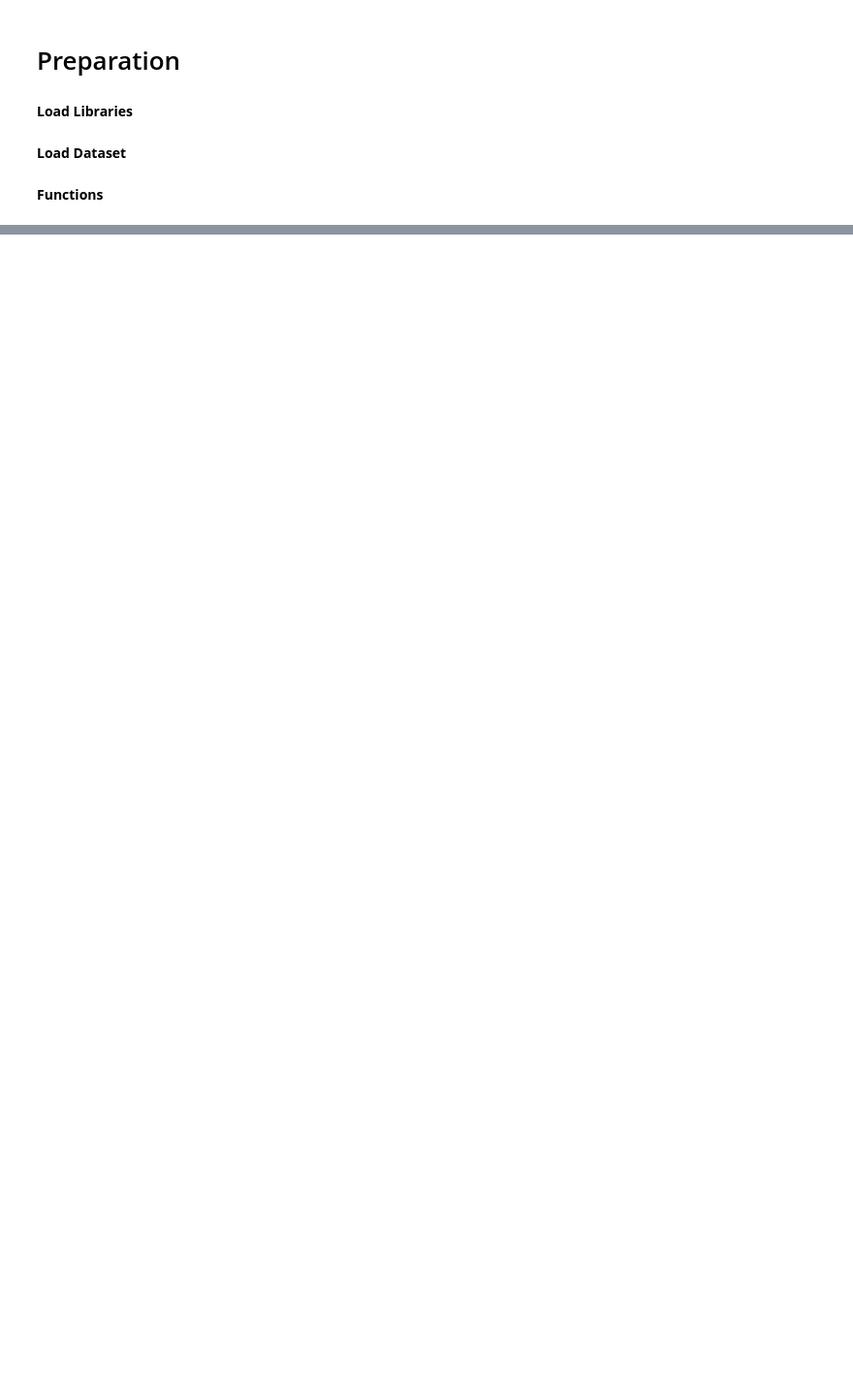
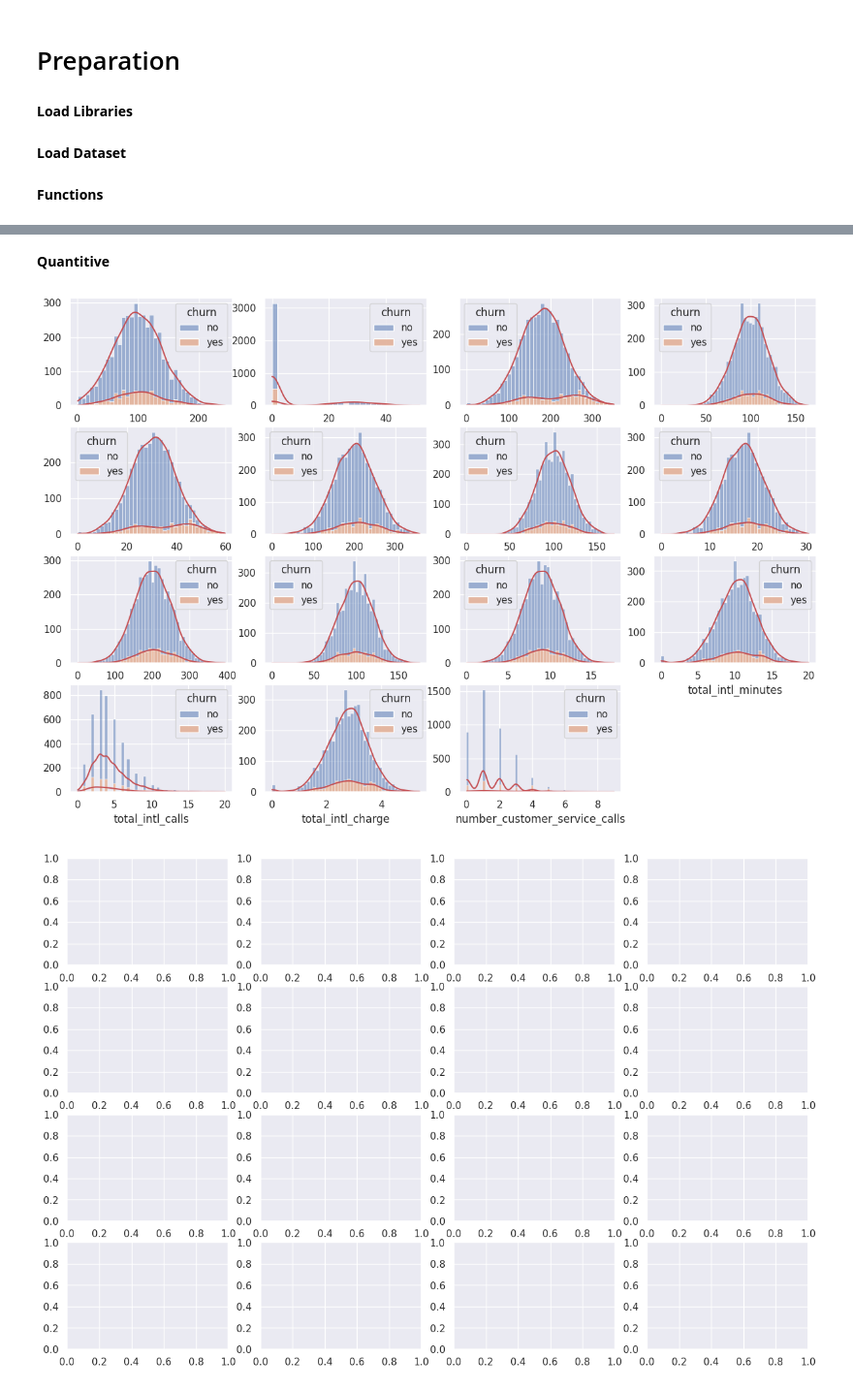
Before and after one commit to hyugai/MLOps_Marketing_CustomerChurn_2020KaggleCompetition, a Jupyter notebook: notebooks/descriptive/investigative.ipynb, the cells around one changed output, grey strips where cells are left out. Shown at 97% size. Drawn from its saved outputs; the diff is of its cells as text; code cells hidden in the pictures; blank space fills up the shorter version.

```diff
--- a/notebooks/descriptive/investigative.ipynb
+++ b/notebooks/descriptive/investigative.ipynb
@@ -19,6 +19,11 @@ sns.set_theme('notebook')
 # %%
 # dataset
 df_base = pd.read_csv('../../dataset/cleaned/train.csv')
+df_base['area_code'] = df_base['area_code'].astype(str)
+
+## dtype columns separation
+num_cols = df_base.select_dtypes(np.number).columns.tolist()
+cat_cols = df_base.select_dtypes('object').columns.tolist()
 # %% [markdown]
 <b>Functions</b>
 # %%
@@ -67,0 +75,38 @@ def plot_qq(ax, name: str) -> None:
+# %% [markdown]
+<b>Quantitive</b>
+# %%
+# histogram + boxen + qq
+##
+axes = dict()
+graph_names = ['hist', 'boxen', 'qq']
+for name in graph_names:
+    fig, sub_axes = plt.subplots(
+        nrows=4, ncols=4,
+        sharex=False, sharey=False
+    )
+    fig.set_figwidth(15); fig.set_figheight(10)
+
+    axes[name] = sub_axes
+
+##
+names = num_cols.copy()
+names.append('0')
+names = np.array(names).reshape(4, 4)
+
+##
+for i in range(4):
+    for j in range(4):
+        if names[i, j] != '0':
+            plot_hist(
+                ax=axes['hist'][i, j],
+                name=names[i, j]
+            )
+        else:
+            axes['hist'][i, j].set_visible(False)
+
+##
+plt.tight_layout()
+plt.show()
+# %% [output]
+[figure, added]
+[figure, added]
```
Also changed, not shown: parts of 2 cells of this notebook.
